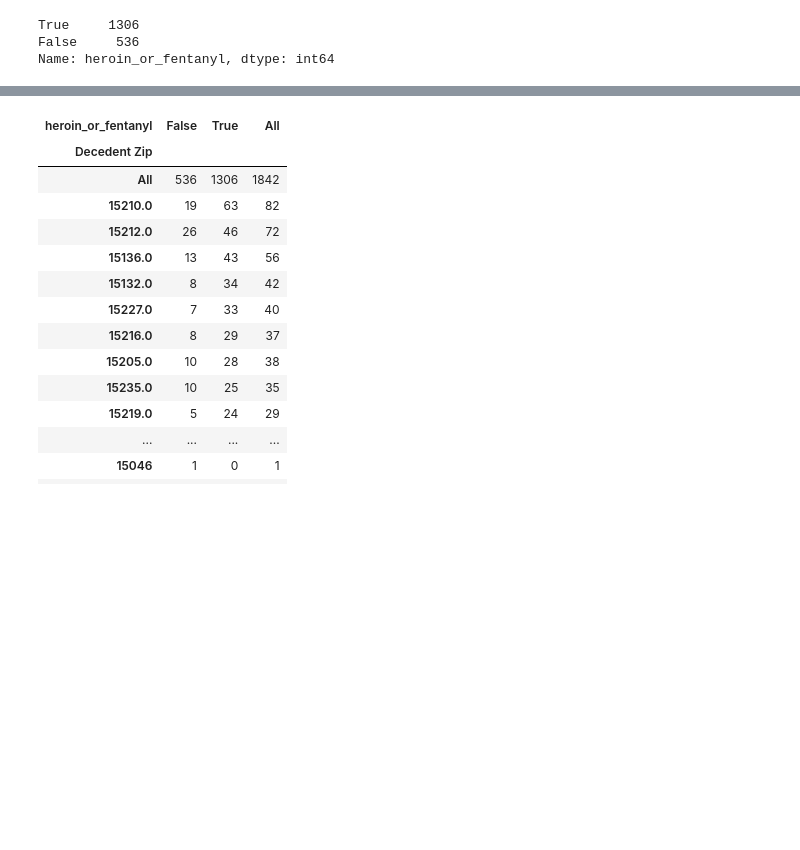
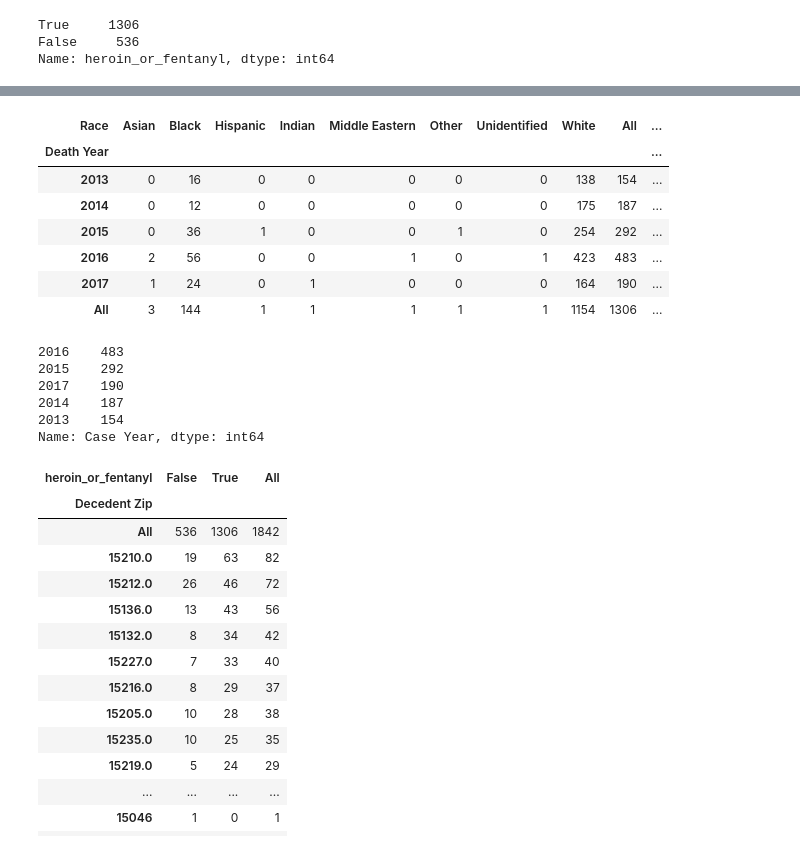
Before and after one commit to spcotter/allegheny-county-overdoses, a Jupyter notebook: Allegheny County Overdoses 2013-2017.ipynb, the cells around one changed output, grey strips where cells are left out. Saved outputs shown, nothing was run; the diff lists cells and outputs as text; code cells hidden in the pictures; blank space fills up the shorter version.

```diff
--- a/Allegheny County Overdoses 2013-2017.ipynb
+++ b/Allegheny County Overdoses 2013-2017.ipynb
@@ -150,3 +229,26 @@ incident_zip_x_od.sort_values(True, ascending=False)
+# %%
+death_year_x_race = pandas.crosstab(data_hf['Death Year'], data_hf['Race'], margins=True)
+death_year_x_race['Percent White'] = death_year_x_race['White'] / death_year_x_race['All']
+death_year_x_race['Percent Black'] = death_year_x_race['Black'] / death_year_x_race['All']
+death_year_x_race
+# %% [output]
+| Race | Asian | Black | Hispanic | Indian | Middle Eastern | Other | Unidentified | White | All | ... |
+| Death Year |  |  |  |  |  |  |  |  |  | ... |
+| 2013 | 0 | 16 | 0 | 0 | 0 | 0 | 0 | 138 | 154 | ... |
+| 2014 | 0 | 12 | 0 | 0 | 0 | 0 | 0 | 175 | 187 | ... |
+| 2015 | 0 | 36 | 1 | 0 | 0 | 1 | 0 | 254 | 292 | ... |
+| 2016 | 2 | 56 | 0 | 0 | 1 | 0 | 1 | 423 | 483 | ... |
+| 2017 | 1 | 24 | 0 | 1 | 0 | 0 | 0 | 164 | 190 | ... |
+| All | 3 | 144 | 1 | 1 | 1 | 1 | 1 | 1154 | 1306 | ... |
+# %%
+data_hf['Case Year'].value_counts()
+# %% [output]
+2016    483
+2015    292
+2017    190
+2014    187
+2013    154
+Name: Case Year, dtype: int64
 # %%
 decedent_zip_x_od = pandas.crosstab(data['Decedent Zip'], data['heroin_or_fentanyl'], margins=True)
 decedent_zip_x_od.sort_values(True, ascending=False)
```
Also changed, not shown: parts of 12 cells of this notebook, 1 other file.
